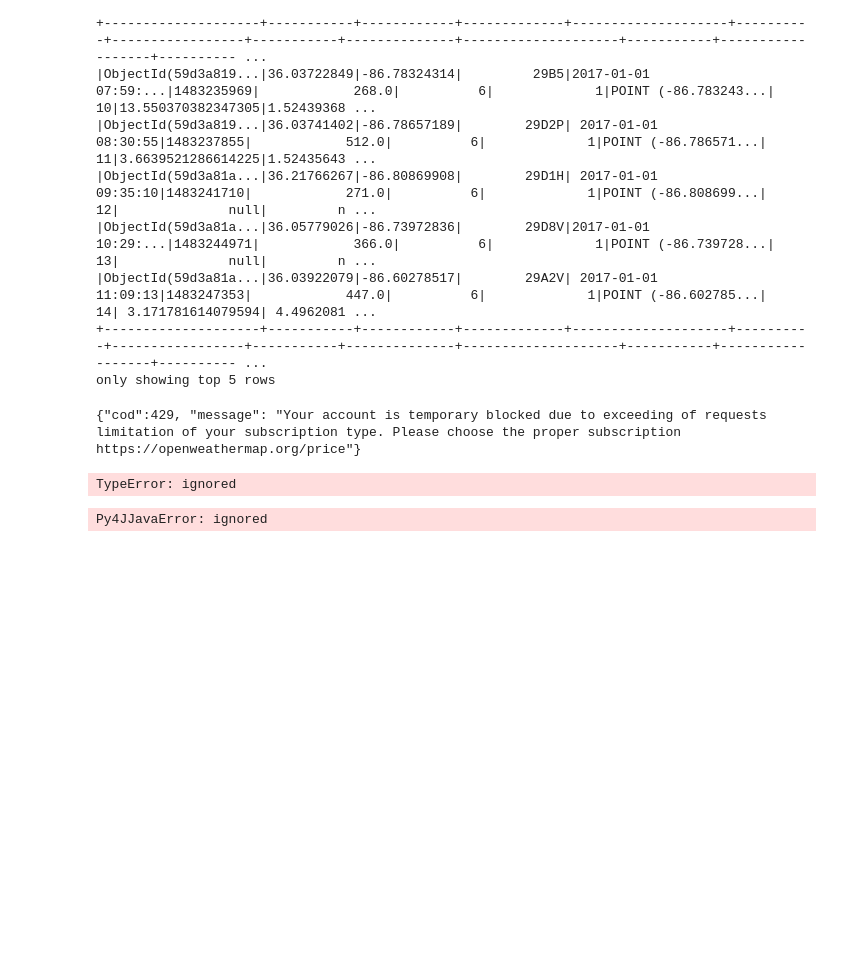
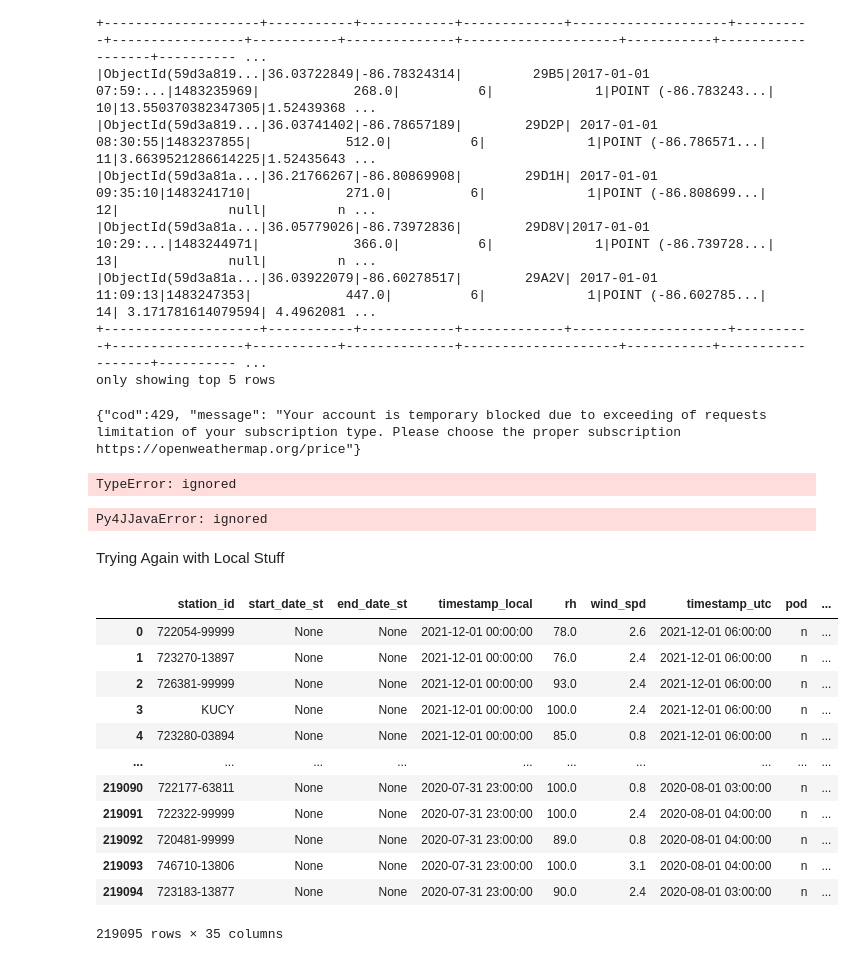
Before and after one commit to d-zg/nashville-accidents, a Jupyter notebook: spark_jobs_mark.ipynb, the cells around one changed output. Cells and saved outputs as stored; diff of their text form; code cells hidden in the pictures; blank space fills up the shorter version.

```diff
--- a/spark_jobs_mark.ipynb
+++ b/spark_jobs_mark.ipynb
@@ -241,3 +241,55 @@ TypeError: ignored
 # %%
 # %% [output]
 Py4JJavaError: ignored
+# %% [markdown]
+Trying Again with Local Stuff
+# %%
+import os
+import pandas as pd
+
+# specify the root directory where parquet files are located
+root_dir = '/content/drive/MyDrive/Big-Data-Final/weather_tn.parquet'
+
+# create an empty list to store the dataframes
+dfs = []
+
+# recursively search through the directory tree and find all parquet files
+for subdir, dirs, files in os.walk(root_dir):
+    for file in files:
+        if file.endswith('.parquet'):
+            # read in the parquet file and append it to the list of dataframes
+            filepath = os.path.join(subdir, file)
+            df = pd.read_parquet(filepath)
+
+            # group the DataFrame by the timestamp column
+            grouped = df.groupby('timestamp_local')
+
+            # filter the groups to only keep those with 5 or more rows
+            filtered = grouped.filter(lambda x: len(x) >= 5)
+
+            # sample 5 rows from each group
+            sampled = filtered.groupby('timestamp_local').apply(lambda x: x.sample(n=5))
+
+            # reset the index of the resulting DataFrame
+            result = sampled.reset_index(drop=True)
+
+            dfs.append(result)
+
+# concatenate all of the dataframes into a single dataframe
+merged_df = pd.concat(dfs, ignore_index=True)
+# %%
+merged_df
+# %% [output]
+|  | station_id | start_date_st | end_date_st | timestamp_local | rh | wind_spd | timestamp_utc | pod | ... |
+| 0 | 722054-99999 | None | None | 2021-12-01 00:00:00 | 78.0 | 2.6 | 2021-12-01 06:00:00 | n | ... |
+| 1 | 723270-13897 | None | None | 2021-12-01 00:00:00 | 76.0 | 2.4 | 2021-12-01 06:00:00 | n | ... |
+| 2 | 726381-99999 | None | None | 2021-12-01 00:00:00 | 93.0 | 2.4 | 2021-12-01 06:00:00 | n | ... |
+| 3 | KUCY | None | None | 2021-12-01 00:00:00 | 100.0 | 2.4 | 2021-12-01 06:00:00 | n | ... |
+| 4 | 723280-03894 | None | None | 2021-12-01 00:00:00 | 85.0 | 0.8 | 2021-12-01 06:00:00 | n | ... |
+| ... | ... | ... | ... | ... | ... | ... | ... | ... | ... |
+| 219090 | 722177-63811 | None | None | 2020-07-31 23:00:00 | 100.0 | 0.8 | 2020-08-01 03:00:00 | n | ... |
+| 219091 | 722322-99999 | None | None | 2020-07-31 23:00:00 | 100.0 | 2.4 | 2020-08-01 04:00:00 | n | ... |
+| 219092 | 720481-99999 | None | None | 2020-07-31 23:00:00 | 89.0 | 0.8 | 2020-08-01 04:00:00 | n | ... |
+| 219093 | 746710-13806 | None | None | 2020-07-31 23:00:00 | 100.0 | 3.1 | 2020-08-01 04:00:00 | n | ... |
+| 219094 | 723183-13877 | None | None | 2020-07-31 23:00:00 | 90.0 | 2.4 | 2020-08-01 03:00:00 | n | ... |
+219095 rows × 35 columns
```
Also changed, not shown: parts of 12 cells of this notebook.
